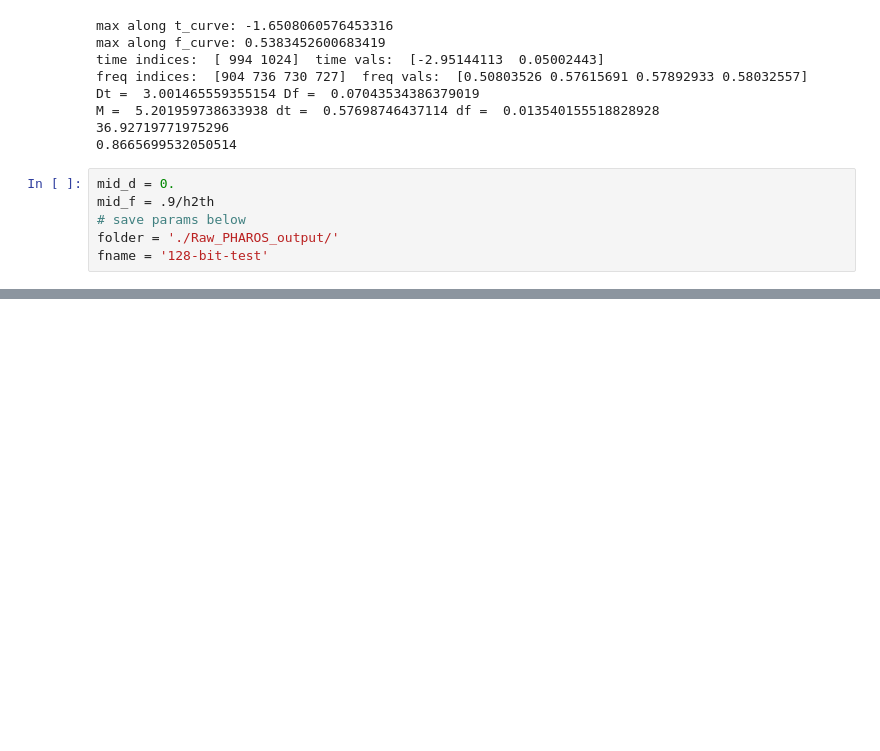
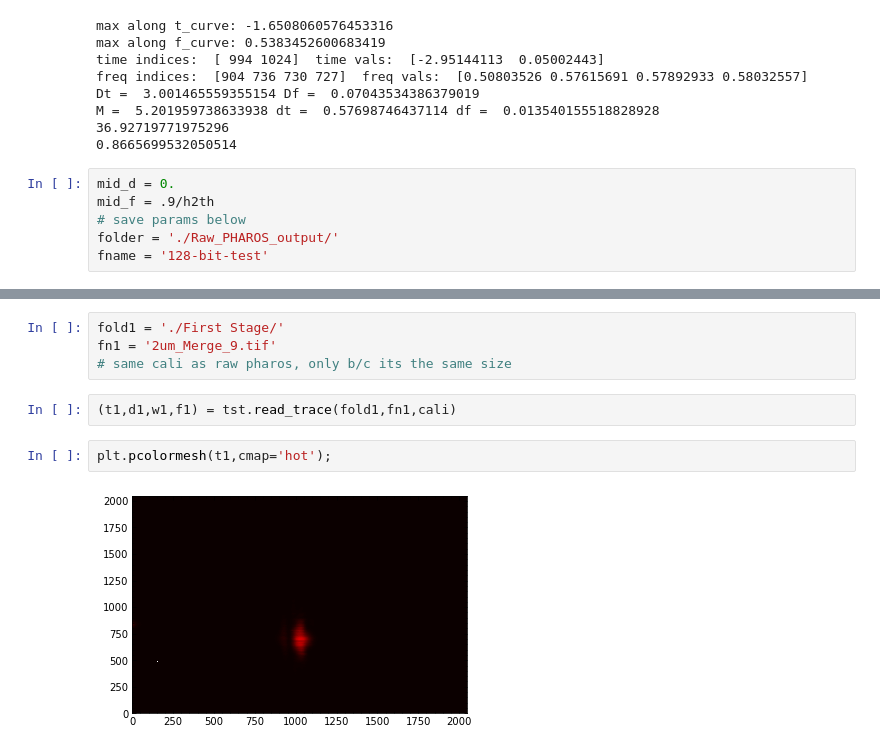
Before and after one commit to ChowdhuryGroup/FROG, a Jupyter notebook: processing4show.ipynb, the cells around one changed output, grey strips where cells are left out. Drawn from its saved outputs; the diff is of its cells as text; blank space fills up the shorter version.

```diff
--- a/processing4show.ipynb
+++ b/processing4show.ipynb
@@ -89,0 +96,10 @@ tst.nice_plot(f_trace,fd_arr,-1./s2fs,ff_arr,.56/h2th)
+# %%
+fold1 = './First Stage/'
+fn1 = '2um_Merge_9.tif'
+# same cali as raw pharos, only b/c its the same size
+# %%
+(t1,d1,w1,f1) = tst.read_trace(fold1,fn1,cali)
+# %%
+plt.pcolormesh(t1,cmap='hot');
+# %% [output]
+[figure, added]
```
Also changed, not shown: parts of 12 cells of this notebook, 5 other files.
